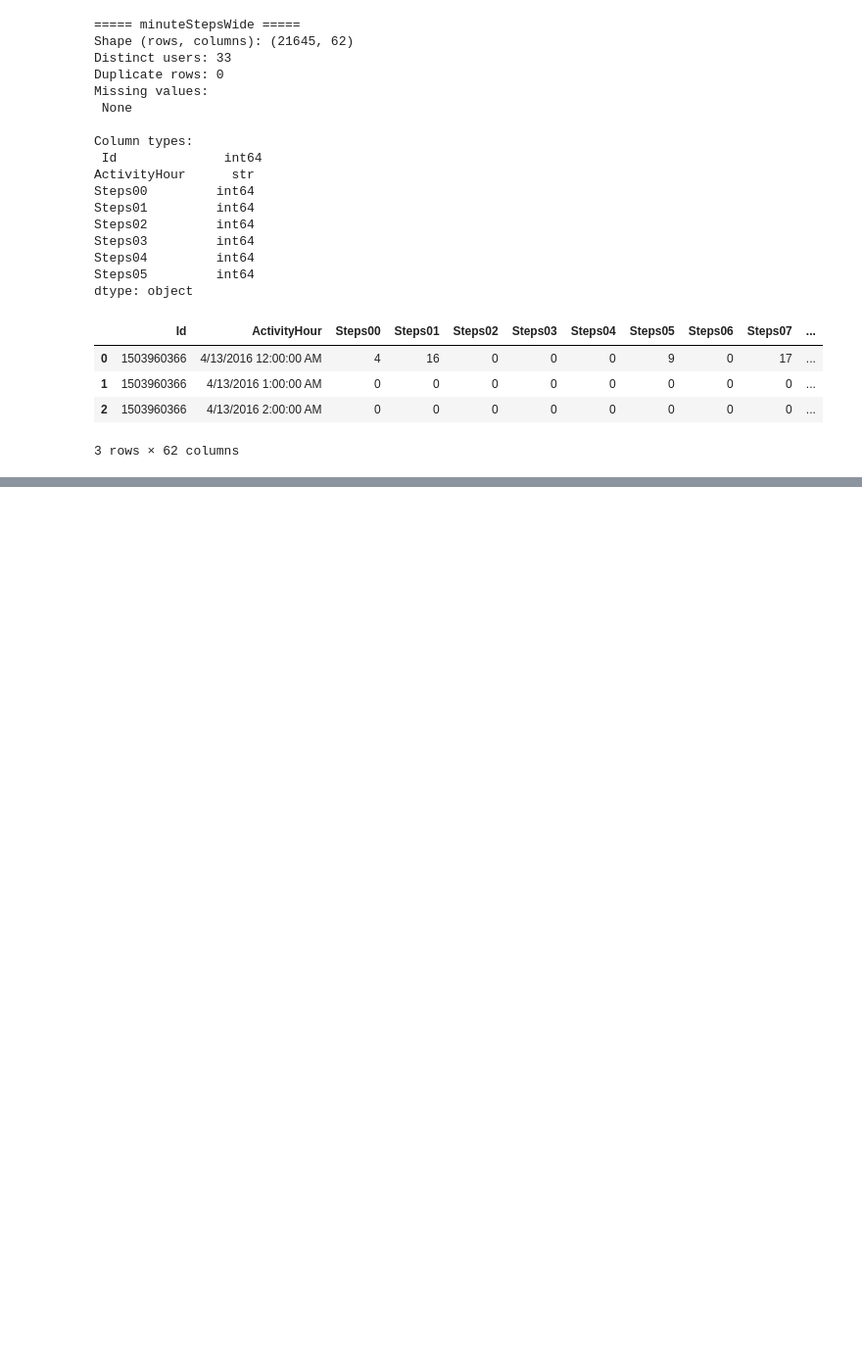
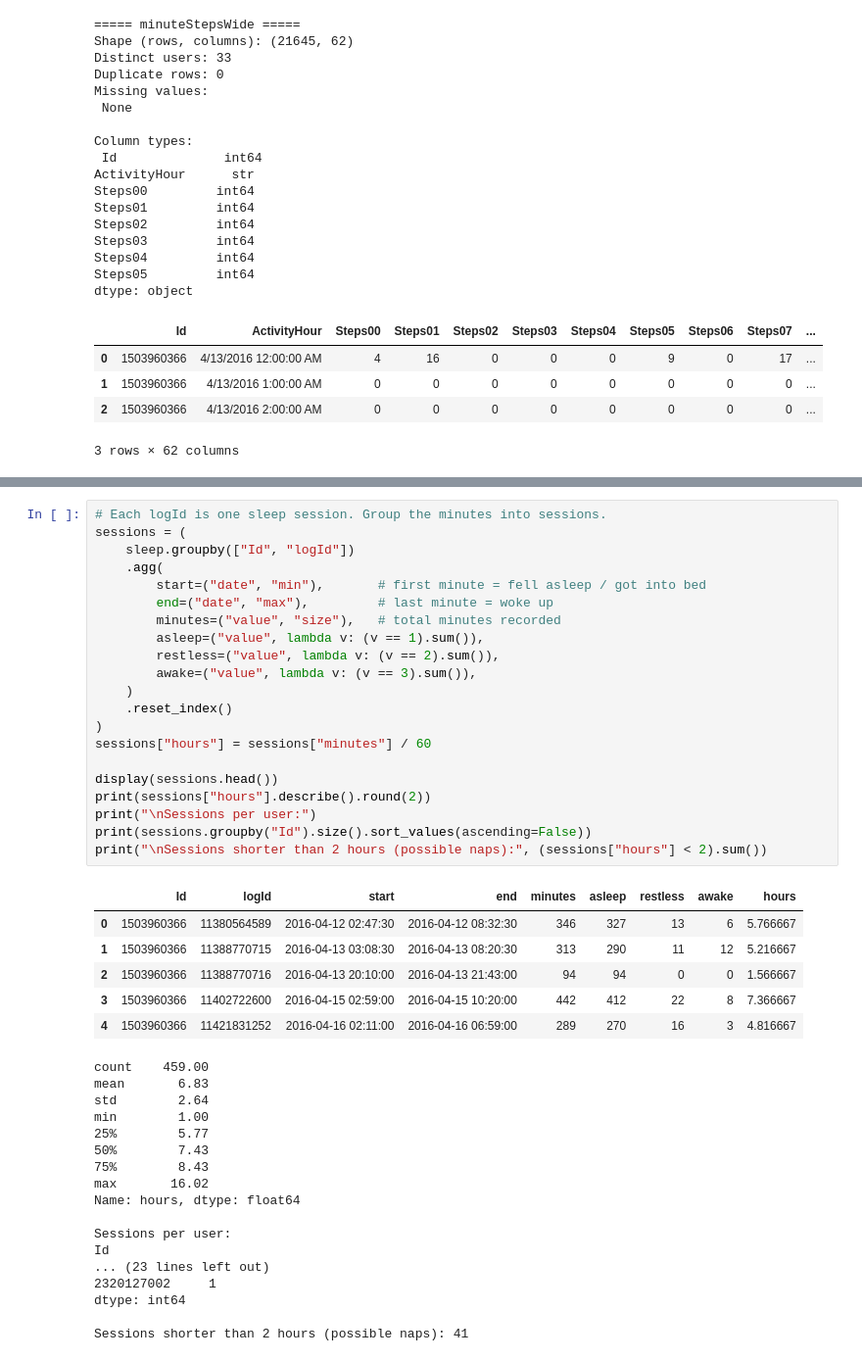
Before and after one commit to Maryam2125/DATA2007-Fitbit-Dashboard-Group, a Jupyter notebook: exploration/exploration_zoe.ipynb, the cells around one changed output, grey strips where cells are left out. Shown at 98% size. Saved outputs shown, nothing was run; the diff lists cells and outputs as text; blank space fills up the shorter version.

```diff
--- a/exploration/exploration_zoe.ipynb
+++ b/exploration/exploration_zoe.ipynb
@@ -96,0 +106,45 @@ print(sleep["value"].value_counts().sort_index())
+# %%
+# Each logId is one sleep session. Group the minutes into sessions.
+sessions = (
+    sleep.groupby(["Id", "logId"])
+    .agg(
+        start=("date", "min"),       # first minute = fell asleep / got into bed
+        end=("date", "max"),         # last minute = woke up
+        minutes=("value", "size"),   # total minutes recorded
+        asleep=("value", lambda v: (v == 1).sum()),
+        restless=("value", lambda v: (v == 2).sum()),
+        awake=("value", lambda v: (v == 3).sum()),
+    )
+    .reset_index()
+)
+sessions["hours"] = sessions["minutes"] / 60
+
+display(sessions.head())
+print(sessions["hours"].describe().round(2))
+print("\nSessions per user:")
+print(sessions.groupby("Id").size().sort_values(ascending=False))
+print("\nSessions shorter than 2 hours (possible naps):", (sessions["hours"] < 2).sum())
+# %% [output]
+|  | Id | logId | start | end | minutes | asleep | restless | awake | hours |
+| 0 | 1503960366 | 11380564589 | 2016-04-12 02:47:30 | 2016-04-12 08:32:30 | 346 | 327 | 13 | 6 | 5.766667 |
+| 1 | 1503960366 | 11388770715 | 2016-04-13 03:08:30 | 2016-04-13 08:20:30 | 313 | 290 | 11 | 12 | 5.216667 |
+| 2 | 1503960366 | 11388770716 | 2016-04-13 20:10:00 | 2016-04-13 21:43:00 | 94 | 94 | 0 | 0 | 1.566667 |
+| 3 | 1503960366 | 11402722600 | 2016-04-15 02:59:00 | 2016-04-15 10:20:00 | 442 | 412 | 22 | 8 | 7.366667 |
+| 4 | 1503960366 | 11421831252 | 2016-04-16 02:11:00 | 2016-04-16 06:59:00 | 289 | 270 | 16 | 3 | 4.816667 |
+count    459.00
+mean       6.83
+std        2.64
+min        1.00
+25%        5.77
+50%        7.43
+75%        8.43
+max       16.02
+Name: hours, dtype: float64
+
+Sessions per user:
+Id
+... (23 lines left out)
+2320127002     1
+dtype: int64
+
+Sessions shorter than 2 hours (possible naps): 41
```
Also changed, not shown: parts of 2 cells of this notebook.
